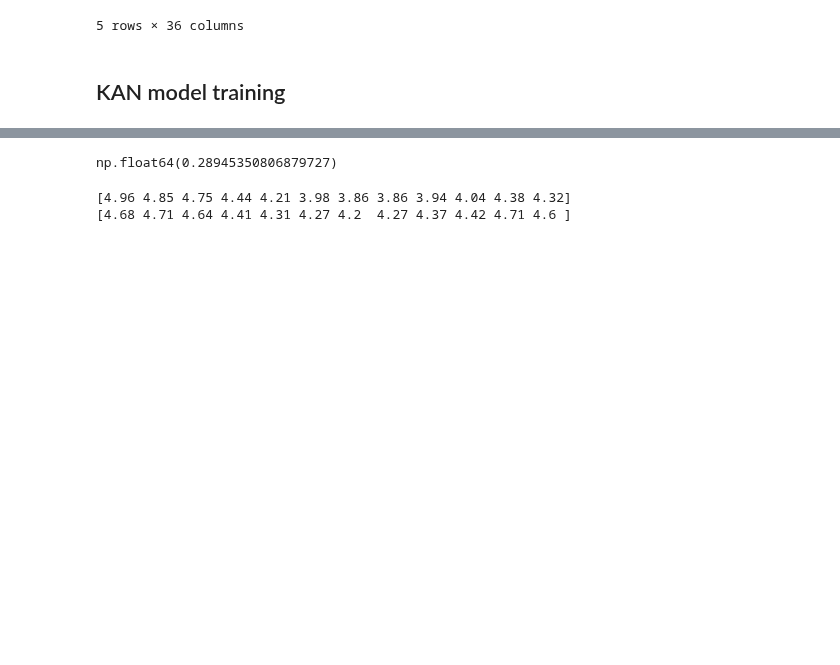
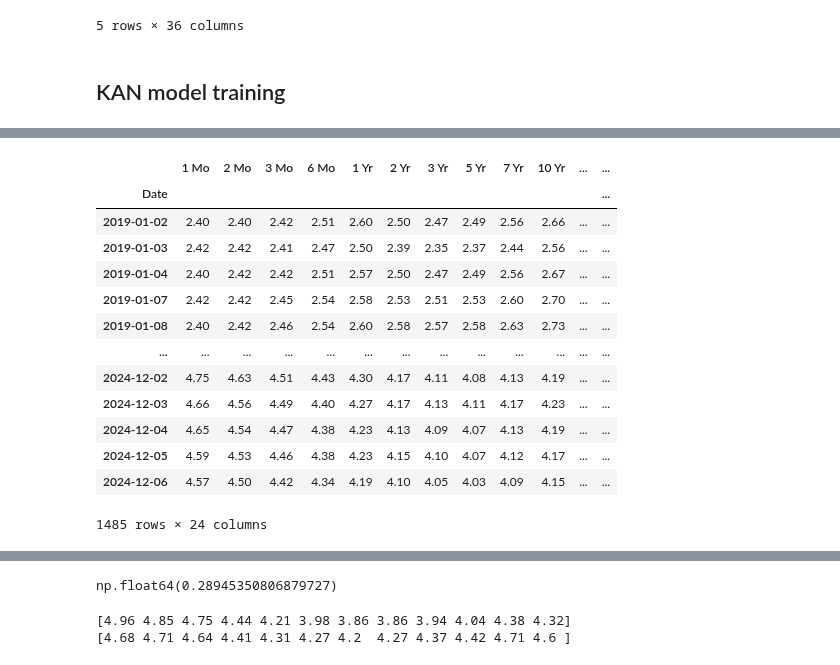
Before and after one commit to QuanPham19/functional-kan, a Jupyter notebook: phase_1/notebooks_treasury/treasury_kan_ma.ipynb, the cells around one changed output, grey strips where cells are left out. Saved outputs shown, nothing was run; the diff lists cells and outputs as text; code cells hidden in the pictures; blank space fills up the shorter version.

Commit message:
update treasury notebooks

```diff
--- a/phase_1/notebooks_treasury/treasury_kan_ma.ipynb
+++ b/phase_1/notebooks_treasury/treasury_kan_ma.ipynb
@@ -183,3 +227,27 @@ print(f"Average Naive MSE: {avg_naive_mse}")
+# %%
+test = treasury_data_retrieval()
+test = test.set_index('Date')
+targets = test.columns
+
+for col in targets:
+    test[f'{col}.'] = test[col].shift(1).rolling(1).mean()
+
+test
+# %% [output]
+|  | 1 Mo | 2 Mo | 3 Mo | 6 Mo | 1 Yr | 2 Yr | 3 Yr | 5 Yr | 7 Yr | 10 Yr | ... | ... |
+| Date |  |  |  |  |  |  |  |  |  |  |  | ... |
+| 2019-01-02 | 2.40 | 2.40 | 2.42 | 2.51 | 2.60 | 2.50 | 2.47 | 2.49 | 2.56 | 2.66 | ... | ... |
+| 2019-01-03 | 2.42 | 2.42 | 2.41 | 2.47 | 2.50 | 2.39 | 2.35 | 2.37 | 2.44 | 2.56 | ... | ... |
+| 2019-01-04 | 2.40 | 2.42 | 2.42 | 2.51 | 2.57 | 2.50 | 2.47 | 2.49 | 2.56 | 2.67 | ... | ... |
+| 2019-01-07 | 2.42 | 2.42 | 2.45 | 2.54 | 2.58 | 2.53 | 2.51 | 2.53 | 2.60 | 2.70 | ... | ... |
+| 2019-01-08 | 2.40 | 2.42 | 2.46 | 2.54 | 2.60 | 2.58 | 2.57 | 2.58 | 2.63 | 2.73 | ... | ... |
+| ... | ... | ... | ... | ... | ... | ... | ... | ... | ... | ... | ... | ... |
+| 2024-12-02 | 4.75 | 4.63 | 4.51 | 4.43 | 4.30 | 4.17 | 4.11 | 4.08 | 4.13 | 4.19 | ... | ... |
+| 2024-12-03 | 4.66 | 4.56 | 4.49 | 4.40 | 4.27 | 4.17 | 4.13 | 4.11 | 4.17 | 4.23 | ... | ... |
+| 2024-12-04 | 4.65 | 4.54 | 4.47 | 4.38 | 4.23 | 4.13 | 4.09 | 4.07 | 4.13 | 4.19 | ... | ... |
+| 2024-12-05 | 4.59 | 4.53 | 4.46 | 4.38 | 4.23 | 4.15 | 4.10 | 4.07 | 4.12 | 4.17 | ... | ... |
+| 2024-12-06 | 4.57 | 4.50 | 4.42 | 4.34 | 4.19 | 4.10 | 4.05 | 4.03 | 4.09 | 4.15 | ... | ... |
+1485 rows × 24 columns
 # %%
 pred = model(dataset['test_input']).cpu().detach().numpy().flatten()
 pred
```
Also changed, not shown: parts of 5 cells of this notebook, 1 other file.
